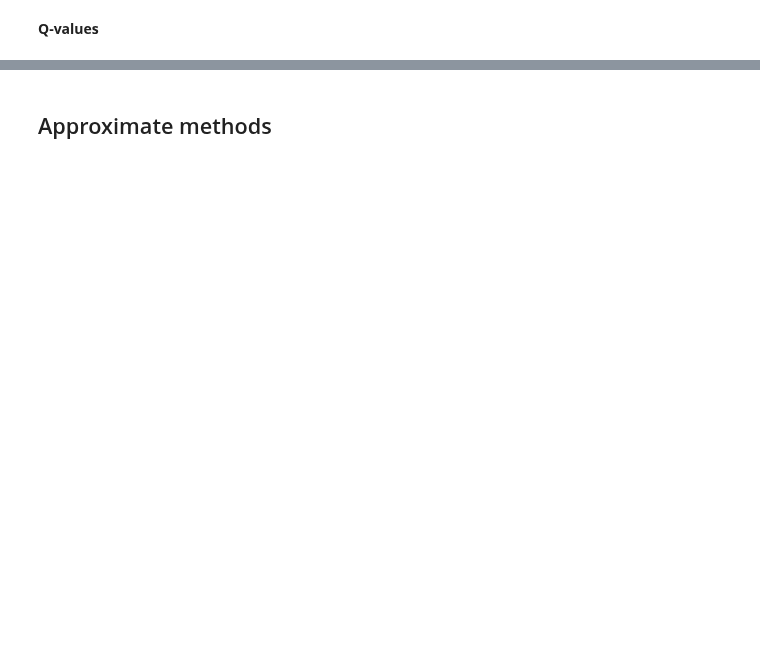
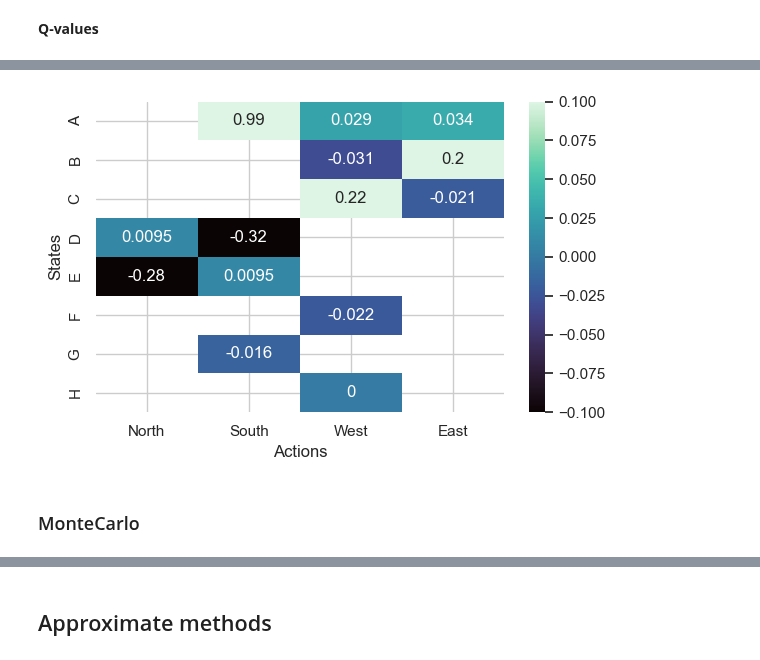
Before and after one commit to afflint/rlcoding, a Jupyter notebook: 2023-24/gymp/gymp/forest.ipynb, the cells around one changed output, grey strips where cells are left out. Drawn from its saved outputs; the diff is of its cells as text; code cells hidden in the pictures; blank space fills up the shorter version.

```diff
--- a/2023-24/gymp/gymp/forest.ipynb
+++ b/2023-24/gymp/gymp/forest.ipynb
@@ -126,0 +176,12 @@ plt.show()
+# %%
+fig, ax = plt.subplots(figsize=(6, 4), ncols=1)
+sns.heatmap(s_agent.Q, annot=True, cmap='mako', ax=ax)
+ax.set(xlabel="Actions", ylabel="States")
+ax.set_yticklabels(list('ABCDEFGH'))
+ax.set_xticklabels(['North', 'South', 'West', 'East'])
+plt.tight_layout()
+plt.show()
+# %% [output]
+[figure, added]
+# %% [markdown]
+### MonteCarlo
```
Also changed, not shown: parts of 38 cells of this notebook, 6 other files.
